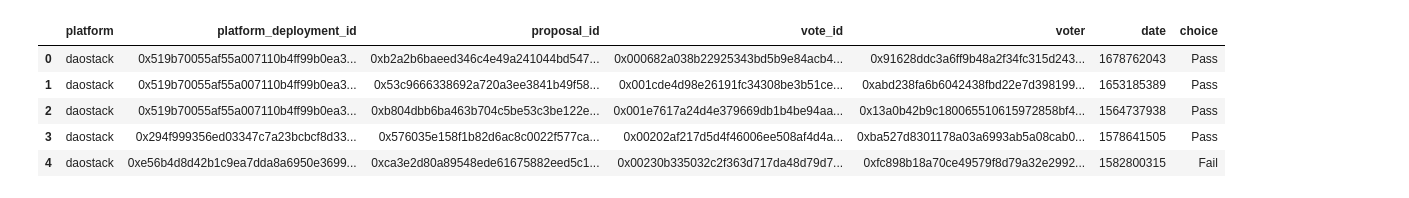
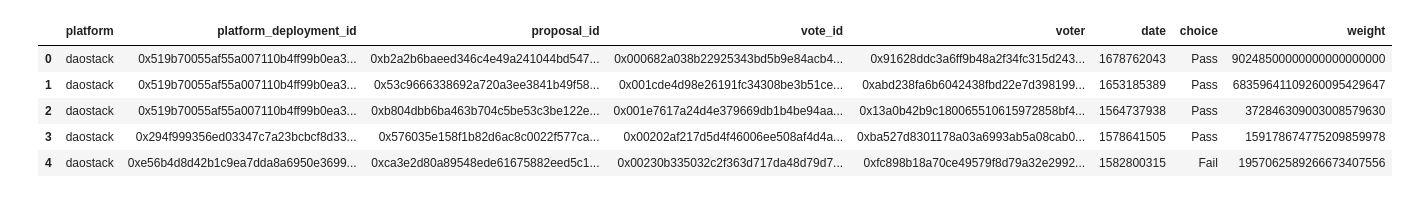
Before and after one commit to daviddavo/daos-verano, a Jupyter notebook: votes/daostack/get_daostack_votes.ipynb, the cells around one changed output. Drawn from its saved outputs; the diff is of its cells as text; code cells hidden in the pictures.

```diff
--- a/votes/daostack/get_daostack_votes.ipynb
+++ b/votes/daostack/get_daostack_votes.ipynb
@@ -15,27 +15,29 @@ df.head()
 # %%
 # * platform is 'daostack'
 df['platform'] = 'daostack'
 # * platform_deployment_id: dao
 df = df.rename(columns={'dao': 'platform_deployment_id'})
 # * proposal_id: proposal
 df = df.rename(columns={'proposal': 'proposal_id'})
 # * id: vote_id
 df = df.rename(columns={'id': 'vote_id'})
 # * voter - no chg
 # * createdAt: date
 df = df.rename(columns={'createdAt': 'date'})
 # * outcome: choice
 df = df.rename(columns={'outcome': 'choice'})
+# reputation: weight
+df = df.rename(columns={'reputation': 'weight'})
 
-df = df[['platform', 'platform_deployment_id', 'proposal_id', 'vote_id', 'voter', 'date', 'choice']]
+df = df[['platform', 'platform_deployment_id', 'proposal_id', 'vote_id', 'voter', 'date', 'choice', 'weight']]
 df.head()
 # %% [output]
-|  | platform | platform_deployment_id | proposal_id | vote_id | voter | date | choice |
-| 0 | daostack | 0x519b70055af55a007110b4ff99b0ea3... | 0xb2a2b6baeed346c4e49a241044bd547... | 0x000682a038b22925343bd5b9e84acb4... | 0x91628ddc3a6ff9b48a2f34fc315d243... | 1678762043 | Pass |
-| 1 | daostack | 0x519b70055af55a007110b4ff99b0ea3... | 0x53c9666338692a720a3ee3841b49f58... | 0x001cde4d98e26191fc34308be3b51ce... | 0xabd238fa6b6042438fbd22e7d398199... | 1653185389 | Pass |
-| 2 | daostack | 0x519b70055af55a007110b4ff99b0ea3... | 0xb804dbb6ba463b704c5be53c3be122e... | 0x001e7617a24d4e379669db1b4be94aa... | 0x13a0b42b9c180065510615972858bf4... | 1564737938 | Pass |
-| 3 | daostack | 0x294f999356ed03347c7a23bcbcf8d33... | 0x576035e158f1b82d6ac8c0022f577ca... | 0x00202af217d5d4f46006ee508af4d4a... | 0xba527d8301178a03a6993ab5a08cab0... | 1578641505 | Pass |
-| 4 | daostack | 0xe56b4d8d42b1c9ea7dda8a6950e3699... | 0xca3e2d80a89548ede61675882eed5c1... | 0x00230b335032c2f363d717da48d79d7... | 0xfc898b18a70ce49579f8d79a32e2992... | 1582800315 | Fail |
+|  | platform | platform_deployment_id | proposal_id | vote_id | voter | date | choice | weight |
+| 0 | daostack | 0x519b70055af55a007110b4ff99b0ea3... | 0xb2a2b6baeed346c4e49a241044bd547... | 0x000682a038b22925343bd5b9e84acb4... | 0x91628ddc3a6ff9b48a2f34fc315d243... | 1678762043 | Pass | 90248500000000000000000 |
+| 1 | daostack | 0x519b70055af55a007110b4ff99b0ea3... | 0x53c9666338692a720a3ee3841b49f58... | 0x001cde4d98e26191fc34308be3b51ce... | 0xabd238fa6b6042438fbd22e7d398199... | 1653185389 | Pass | 68359641109260095429647 |
+| 2 | daostack | 0x519b70055af55a007110b4ff99b0ea3... | 0xb804dbb6ba463b704c5be53c3be122e... | 0x001e7617a24d4e379669db1b4be94aa... | 0x13a0b42b9c180065510615972858bf4... | 1564737938 | Pass | 372846309003008579630 |
+| 3 | daostack | 0x294f999356ed03347c7a23bcbcf8d33... | 0x576035e158f1b82d6ac8c0022f577ca... | 0x00202af217d5d4f46006ee508af4d4a... | 0xba527d8301178a03a6993ab5a08cab0... | 1578641505 | Pass | 159178674775209859978 |
+| 4 | daostack | 0xe56b4d8d42b1c9ea7dda8a6950e3699... | 0xca3e2d80a89548ede61675882eed5c1... | 0x00230b335032c2f363d717da48d79d7... | 0xfc898b18a70ce49579f8d79a32e2992... | 1582800315 | Fail | 1957062589266673407556 |
 # %%
 # make date a datetime, seconds epoch
 df['date'] = pd.to_datetime(df['date'], unit='s')
```
Also changed, not shown: parts of 1 cell of this notebook, 4 other files.
